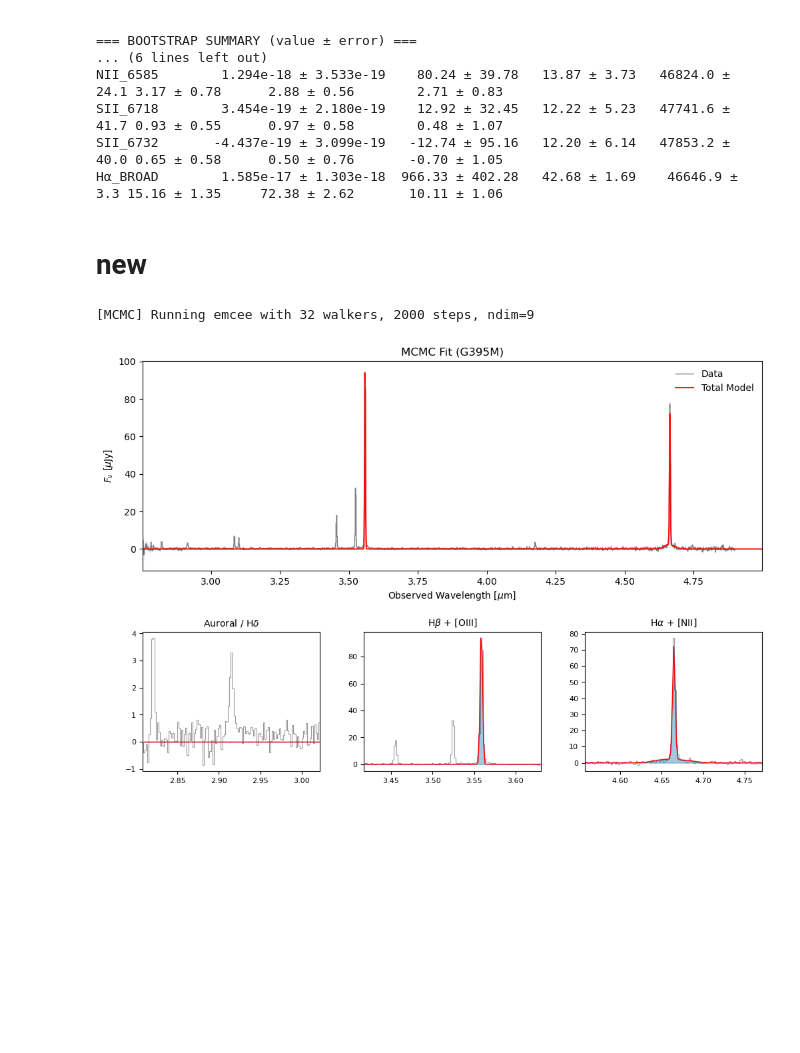
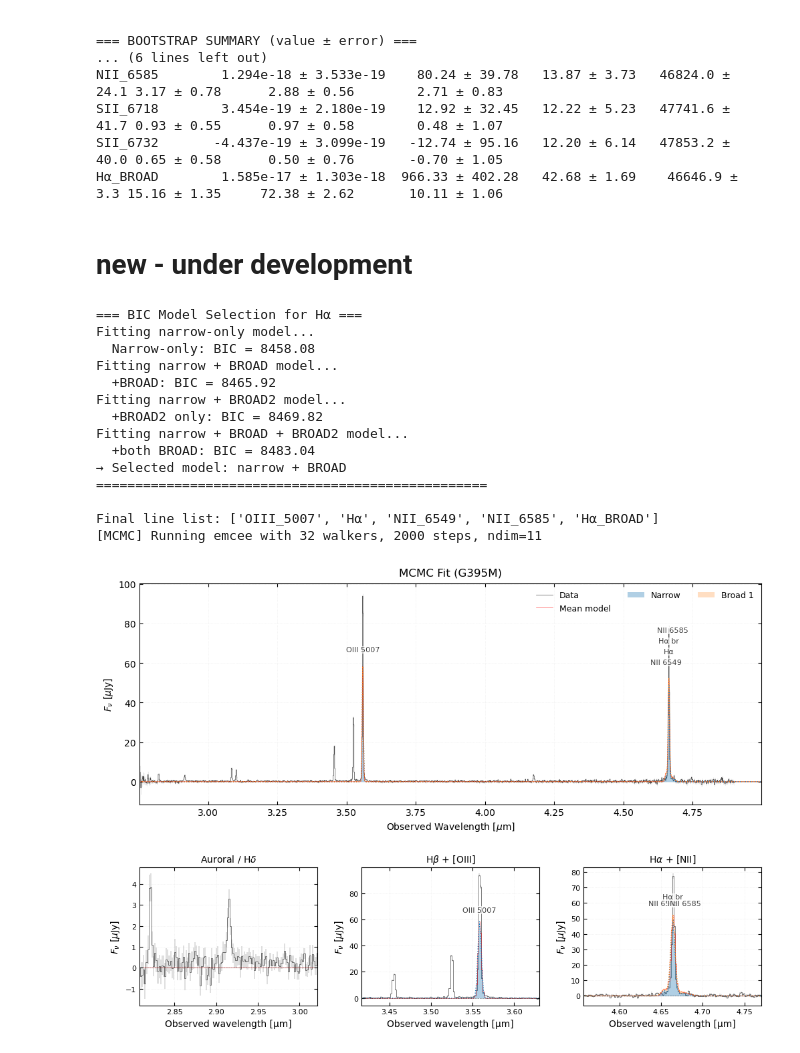
Before and after one commit to raunaq-rai/pyRSR, a Jupyter notebook: docs/notebooks/broad_line_example.ipynb, the cells around one changed output. Saved outputs shown, nothing was run; the diff lists cells and outputs as text; code cells hidden in the pictures; blank space fills up the shorter version.

```diff
--- a/docs/notebooks/broad_line_example.ipynb
+++ b/docs/notebooks/broad_line_example.ipynb
@@ -316,7 +316,7 @@ SII_6718        3.454e-19 ± 2.180e-19    12.92 ± 32.45   12.22 ± 5.23   47741
 SII_6732       -4.437e-19 ± 3.099e-19   -12.74 ± 95.16   12.20 ± 6.14   47853.2 ± 40.0 0.65 ± 0.58      0.50 ± 0.76       -0.70 ± 1.05
 H⍺_BROAD        1.585e-17 ± 1.303e-18  966.33 ± 402.28   42.68 ± 1.69    46646.9 ± 3.3 15.16 ± 1.35     72.38 ± 2.62       10.11 ± 1.06
 # %% [markdown]
-# new
+# new - under development
 # %%
 from astropy.io import fits
 import numpy as np
@@ -325,32 +325,46 @@ from PyRSRMC.mcmc import run_mcmc_fit, print_mcmc_summary
 
 
 # ---------- Load + crop ----------
 specfile = "../../data/stark-rxcj2248-v4_g395m-f290lp_2478_3.spec.fits"
 with fits.open(specfile) as hdul:
     t = hdul["SPEC1D"].data
     lam = np.asarray(t["wave"])
     fnu = np.asarray(t["flux"])
     enu = np.asarray(t["err"])
 
 target_msaid = "3543_63107"
 
 mask = (lam >= 2.75) & (lam <= 5)
 spec = dict(lam=lam[mask], flux=fnu[mask], err=enu[mask])
 
 z = 6.1052
 
 res = run_mcmc_fit(
     spec_data=spec,
     z_init=z,
     line_names=["OIII_5007","H⍺","NII_6549", "NII_6585"],
     grating="G395M",
     n_steps=2000,
+    broad_mode="broad1",
     n_walkers=32,
     verbose=True,
     plot=True
 )
 
 result = print_mcmc_summary(res)
 # %% [output]
-[MCMC] Running emcee with 32 walkers, 2000 steps, ndim=9
+=== BIC Model Selection for H⍺ ===
+Fitting narrow-only model...
+  Narrow-only: BIC = 8458.08
+Fitting narrow + BROAD model...
+  +BROAD: BIC = 8465.92
+Fitting narrow + BROAD2 model...
+  +BROAD2 only: BIC = 8469.82
+Fitting narrow + BROAD + BROAD2 model...
+  +both BROAD: BIC = 8483.04
+→ Selected model: narrow + BROAD
+==================================================
+
+Final line list: ['OIII_5007', 'H⍺', 'NII_6549', 'NII_6585', 'H⍺_BROAD']
+[MCMC] Running emcee with 32 walkers, 2000 steps, ndim=11
-[figure, old version]
+[figure, new version]
```
Also changed, not shown: parts of 1 cell of this notebook, 3 other files.
